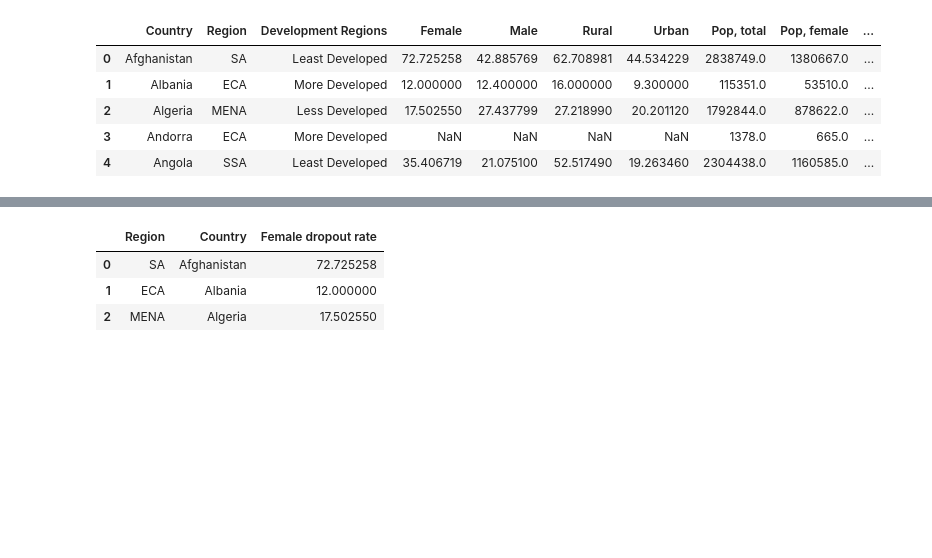
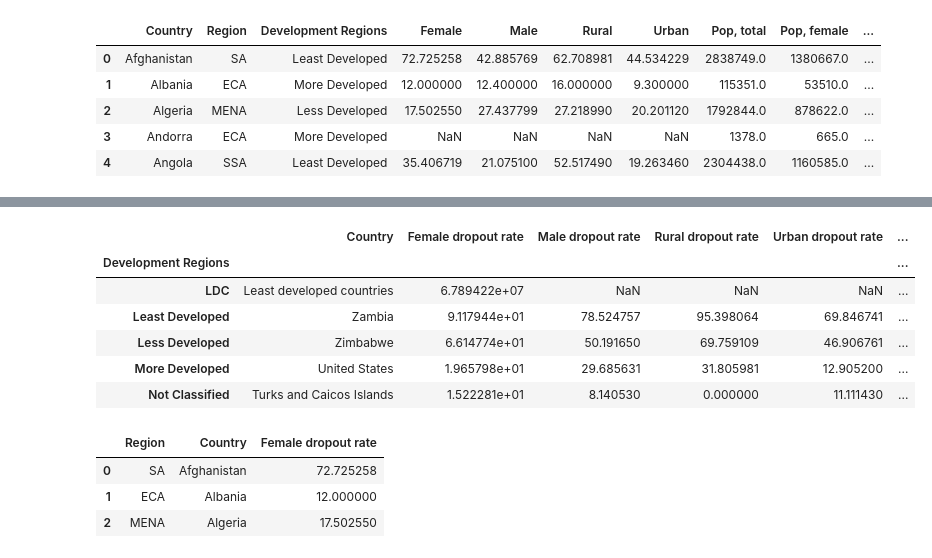
Before and after one commit to shimjide123/datman, a Jupyter notebook: PS2_Yu_Nong.ipynb, the cells around one changed output, grey strips where cells are left out. Drawn from its saved outputs; the diff is of its cells as text; code cells hidden in the pictures; blank space fills up the shorter version.

```diff
--- a/PS2_Yu_Nong.ipynb
+++ b/PS2_Yu_Nong.ipynb
@@ -159,3 +170,13 @@ dropout.head()
+# %%
+dropout.groupby('Development Regions').agg('max')
+# %% [output]
+|  | Country | Female dropout rate | Male dropout rate | Rural dropout rate | Urban dropout rate | ... |
+| Development Regions |  |  |  |  |  | ... |
+| LDC | Least developed countries | 6.789422e+07 | NaN | NaN | NaN | ... |
+| Least Developed | Zambia | 9.117944e+01 | 78.524757 | 95.398064 | 69.846741 | ... |
+| Less Developed | Zimbabwe | 6.614774e+01 | 50.191650 | 69.759109 | 46.906761 | ... |
+| More Developed | United States | 1.965798e+01 | 29.685631 | 31.805981 | 12.905200 | ... |
+| Not Classified | Turks and Caicos Islands | 1.522281e+01 | 8.140530 | 0.000000 | 11.111430 | ... |
 # %%
 data=pd.DataFrame({"Region":["SA","ECA","MENA"],"Country": ["Afghanistan", "Albania", "Algeria"],"Female dropout rate":["72.725258","12.000000","17.502550"]})
 # %%
```
Also changed, not shown: parts of 2 cells of this notebook.
